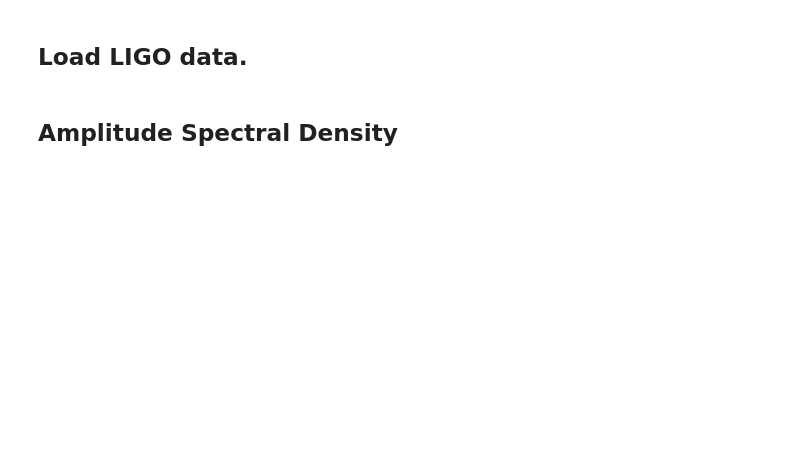
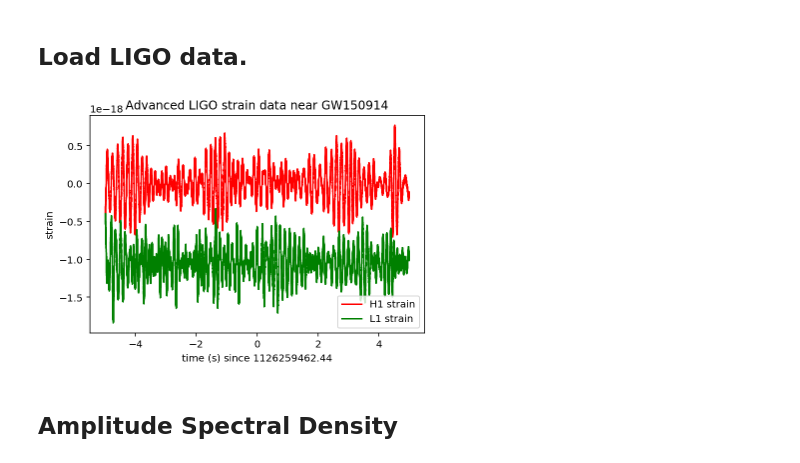
Before and after one commit to bruffolo/PHYS512, a Jupyter notebook: Test_v2.ipynb, the cells around one changed output. Saved outputs shown, nothing was run; the diff lists cells and outputs as text; code cells hidden in the pictures; blank space fills up the shorter version.

```diff
--- a/Test_v2.ipynb
+++ b/Test_v2.ipynb
@@ -41,13 +42,16 @@ dt = time[1] - time[0]
 # %%
 # plot +- deltat seconds around the event:
 deltat = 5
 # index into the strain time series for this time interval:
 indxt = np.where((time >= tevent-deltat) & (time < tevent+deltat))
 plt.figure()
 plt.plot(time[indxt]-tevent,strain_H1[indxt],'r',label='H1 strain')
+plt.plot(time[indxt]-tevent,strain_L1[indxt],'g',label='L1 strain')
 plt.xlabel('time (s) since '+str(tevent));plt.ylabel('strain')
 plt.legend(loc='lower right');plt.title('Advanced LIGO strain data near '+eventname)
 plt.show()
+# %% [output]
+[figure, added]
 # %% [markdown]
 ## Amplitude Spectral Density
 # %%
```
Also changed, not shown: parts of 15 cells of this notebook, 1 other file.
